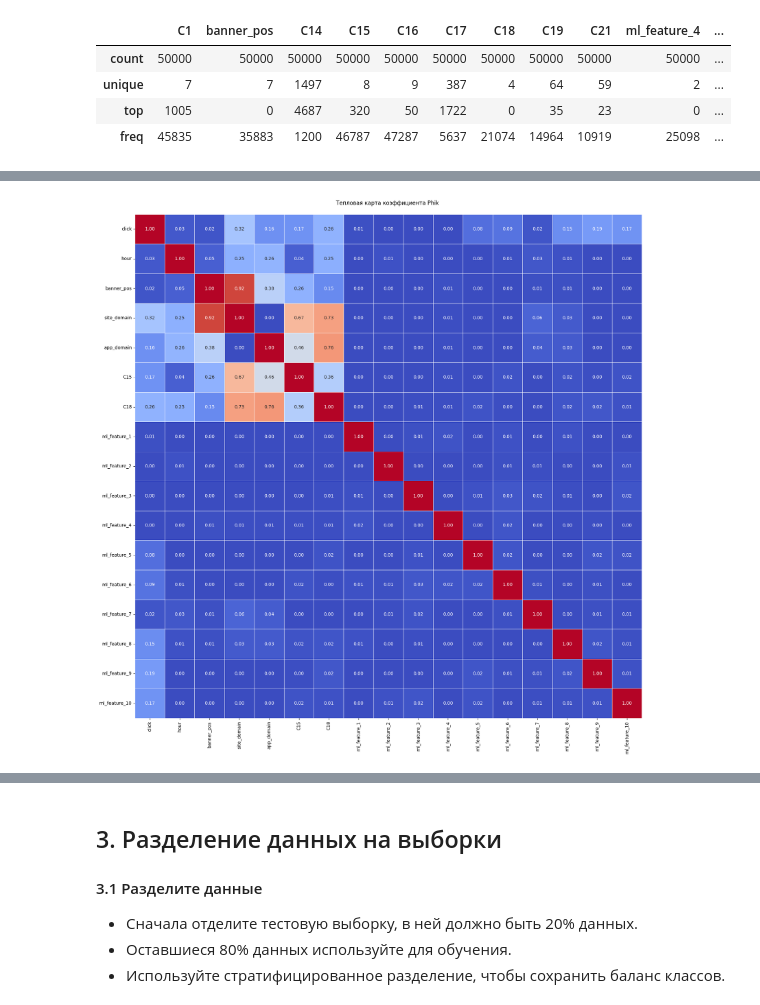
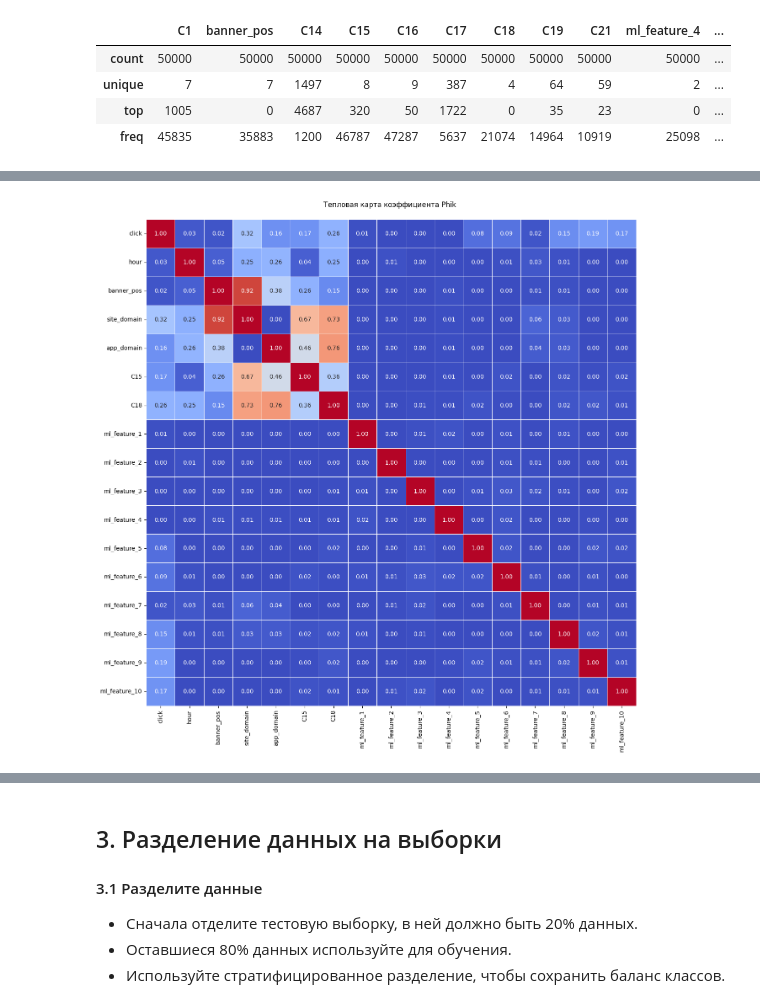
Before and after one commit to TemaQDX/sprint_12_project_advandex, a Jupyter notebook: sprint_12_project_advandex_Artem_Burov.ipynb, the cells around one changed output, grey strips where cells are left out. Drawn from its saved outputs; the diff is of its cells as text; code cells hidden in the pictures.

```diff
--- a/sprint_12_project_advandex_Artem_Burov.ipynb
+++ b/sprint_12_project_advandex_Artem_Burov.ipynb
@@ -220,6 +220,26 @@ def plot_bar_chart(
 
     # Выводим график
     plt.show()
+
+
+def phik_coolwarm_matrix(df, interval_cols, target_var=None, figsize=(12, 12)):
+
+    plt.figure(figsize=figsize)
+    correlation_matrix = df.phik_matrix(interval_cols=interval_cols)
+    if target_var == None:
+        data_heatmap = correlation_matrix
+    else:
+        data_heatmap = correlation_matrix.loc[correlation_matrix.index != target_var][[target_var]].sort_values(by=target_var, ascending=False)
+    sns.heatmap(data_heatmap,
+                annot=True,
+                fmt='.2f',
+                cmap='coolwarm',
+                linewidths=0.5,
+                cbar=False
+            )
+    plt.yticks(rotation=0)
+    plt.title('Тепловая карта коэффициента Phik \n')
+    plt.show()
 # %%
 # Загружаем датасет
 
@@ -885,25 +861,6 @@ Data columns (total 17 columns):
 dtypes: float32(7), int16(1), int32(1), int8(4), str(4)
 memory usage: 3.3 MB
 # %%
-# Строим тепловую карту
-plt.figure(figsize=(20, 20))
-
-correlation_matrix = df_work.phik_matrix(interval_cols=num_features)
-
-# Сохраняем матрицу корреляции признака churn с другими признаками клиента
-data_heatmap = correlation_matrix
-sns.heatmap(data_heatmap,
-            annot=True, # Отображаем численные значения в ячейках карты
-            fmt='.2f', # Форматируем значения корреляции: два знака после точки
-            cmap='coolwarm', # Устанавливаем цветовую гамму от красного (макс. значение) к синему
-            linewidths=0.5, # Форматируем линию между ячейками карты
-            cbar=False # Отключаем цветовую шкалу
-           )
-
-# Добавляем заголовок и подпись по оси Х
-plt.title('Тепловая карта коэффициента Phik \n')
-
-# Выводим график
-plt.show()
+phik_coolwarm_matrix(df=df_work, interval_cols=num_features, figsize=(15, 15))
 # %% [output]
-[figure, old version]
+[figure, new version]
```
Also changed, not shown: parts of 9 cells of this notebook.
